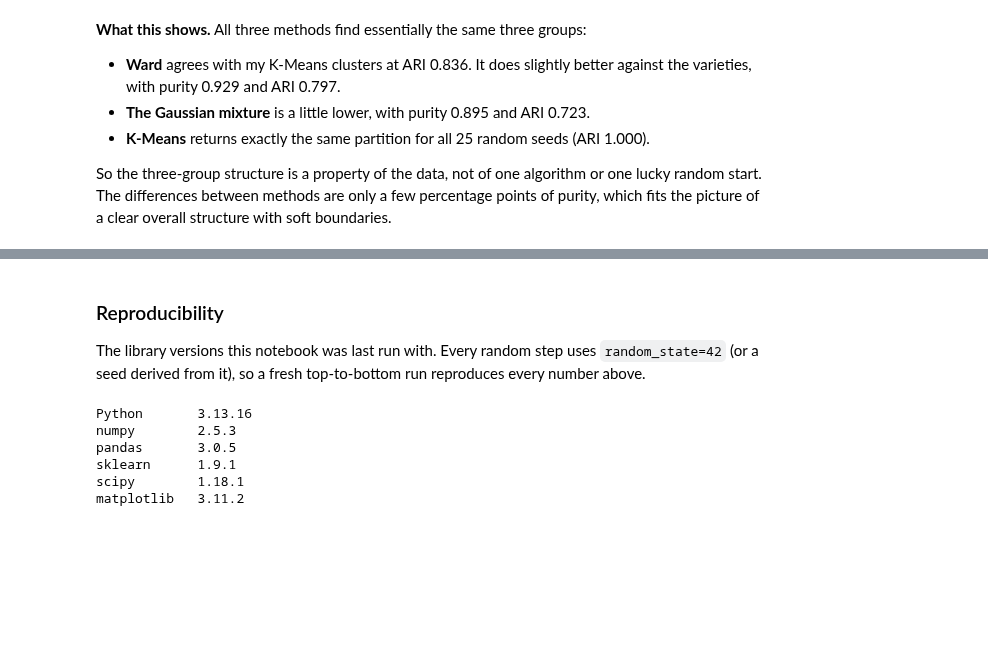
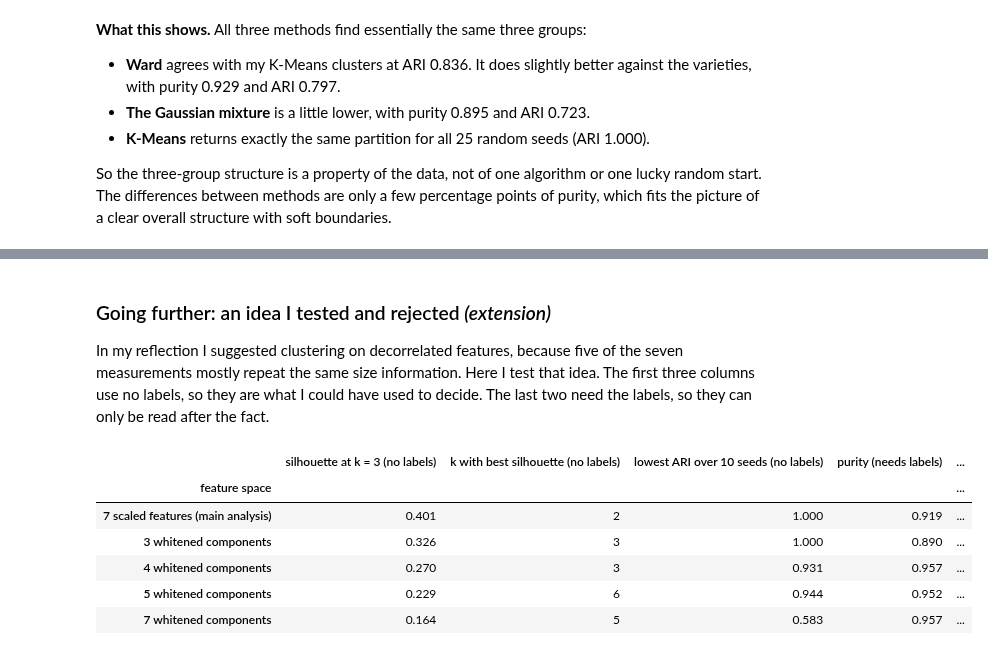
Before and after one commit to marielandreou/seeds-clustering-portfolio, a Jupyter notebook: Final_Project_Option3_Seeds_Clustering.ipynb, the cells around one changed output, grey strips where cells are left out. Saved outputs shown, nothing was run; the diff lists cells and outputs as text; code cells hidden in the pictures; blank space fills up the shorter version.

```diff
--- a/Final_Project_Option3_Seeds_Clustering.ipynb
+++ b/Final_Project_Option3_Seeds_Clustering.ipynb
@@ -812,16 +803,37 @@ The questions this section answers:
 # %% [markdown]
-### Reproducibility
+### Going further: an idea I tested and rejected *(extension)*
 
-The library versions this notebook was last run with. Every random step uses `random_state=42` (or a seed derived from it), so a fresh top-to-bottom run reproduces every number above.
+In my reflection I suggested clustering on decorrelated features, because five of the seven measurements mostly repeat the same size information. Here I test that idea. The first three columns use no labels, so they are what I could have used to decide. The last two need the labels, so they can only be read after the fact.
 # %%
-import sys, sklearn, matplotlib, scipy
-print("Python      ", sys.version.split()[0])
-for lib in (np, pd, sklearn, scipy, matplotlib):
-    print(f"{lib.__name__:<12}", lib.__version__)
+# (b) Decorrelated ("whitened") features: PCA rotates the seven scaled features into
+#     uncorrelated components and rescales each one to unit variance, so the five near-duplicate
+#     size measurements no longer dominate the distances.
+def describe_space(Z, name):
+    sil = {kk: silhouette_score(Z, KMeans(n_clusters=kk, n_init=10,
+                                          random_state=RANDOM_STATE).fit_predict(Z))
+           for kk in range(2, 8)}
+    lab_z = KMeans(n_clusters=3, n_init=10, random_state=RANDOM_STATE).fit_predict(Z)
+    seed_agreement = [adjusted_rand_score(lab_z, KMeans(n_clusters=3, n_init=10,
+                                                        random_state=s).fit_predict(Z))
+                      for s in range(10)]
+    ct_z = pd.crosstab(lab_z, y_true)
+    return {"feature space": name,
+            "silhouette at k = 3 (no labels)": sil[3],
+            "k with best silhouette (no labels)": max(sil, key=sil.get),
+            "lowest ARI over 10 seeds (no labels)": min(seed_agreement),
+            "purity (needs labels)": ct_z.max(axis=1).sum() / ct_z.values.sum(),
+            "ARI vs varieties (needs labels)": adjusted_rand_score(y_true, lab_z)}
+
+experiment = [describe_space(X_scaled, "7 scaled features (main analysis)")]
+for n_comp in (3, 4, 5, 7):
+    Z = PCA(n_components=n_comp, whiten=True).fit_transform(X_scaled)
+    experiment.append(describe_space(Z, f"{n_comp} whitened components"))
+display(pd.DataFrame(experiment).set_index("feature space").round(3))
 # %% [output]
-Python       3.13.16
-numpy        2.5.3
-pandas       3.0.5
-sklearn      1.9.1
-scipy        1.18.1
-matplotlib   3.11.2
+|  | silhouette at k = 3 (no labels) | k with best silhouette (no labels) | lowest ARI over 10 seeds (no labels) | purity (needs labels) | ... |
+| feature space |  |  |  |  | ... |
+| 7 scaled features (main analysis) | 0.401 | 2 | 1.000 | 0.919 | ... |
+| 3 whitened components | 0.326 | 3 | 1.000 | 0.890 | ... |
+| 4 whitened components | 0.270 | 3 | 0.931 | 0.957 | ... |
+| 5 whitened components | 0.229 | 6 | 0.944 | 0.952 | ... |
+| 7 whitened components | 0.164 | 5 | 0.583 | 0.957 | ... |
```
Also changed, not shown: parts of 12 cells of this notebook, 4 other files.
